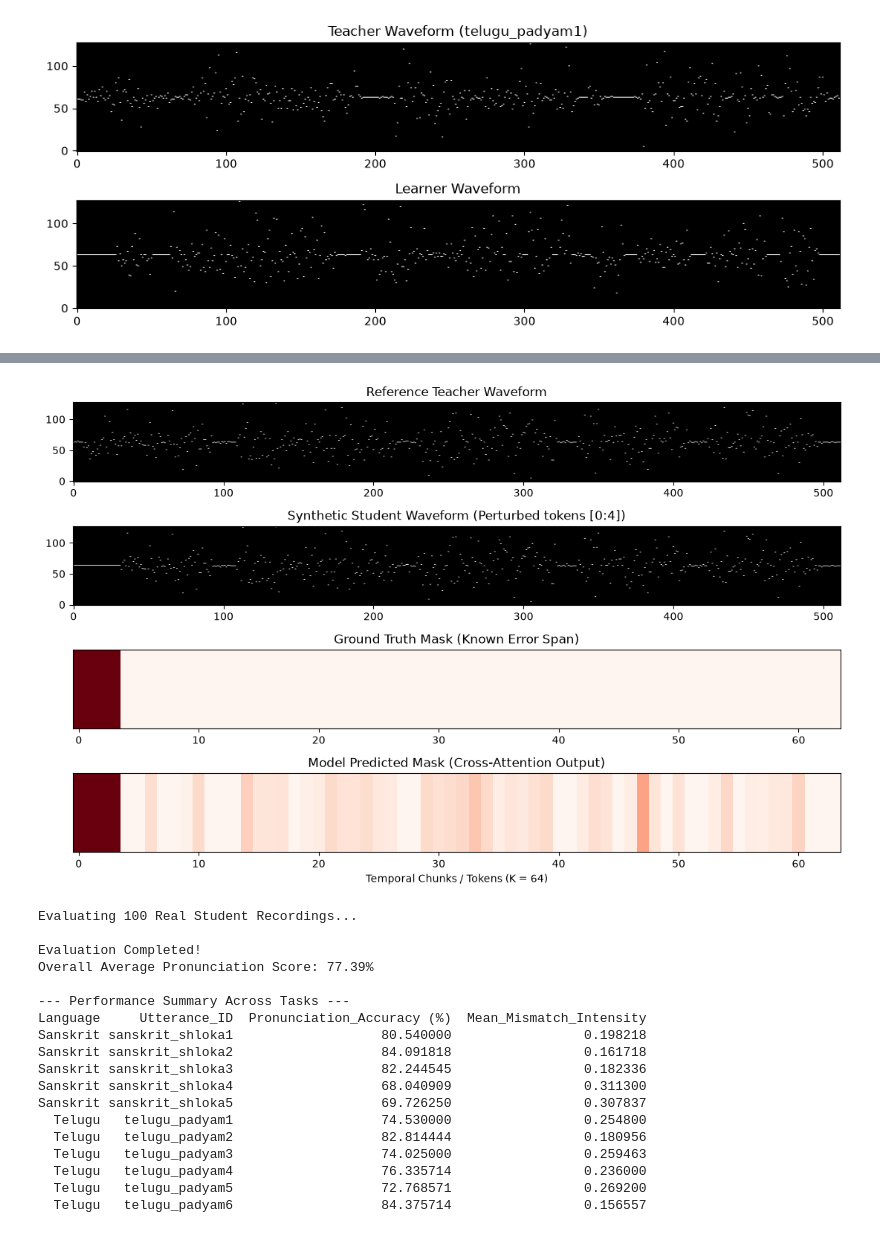
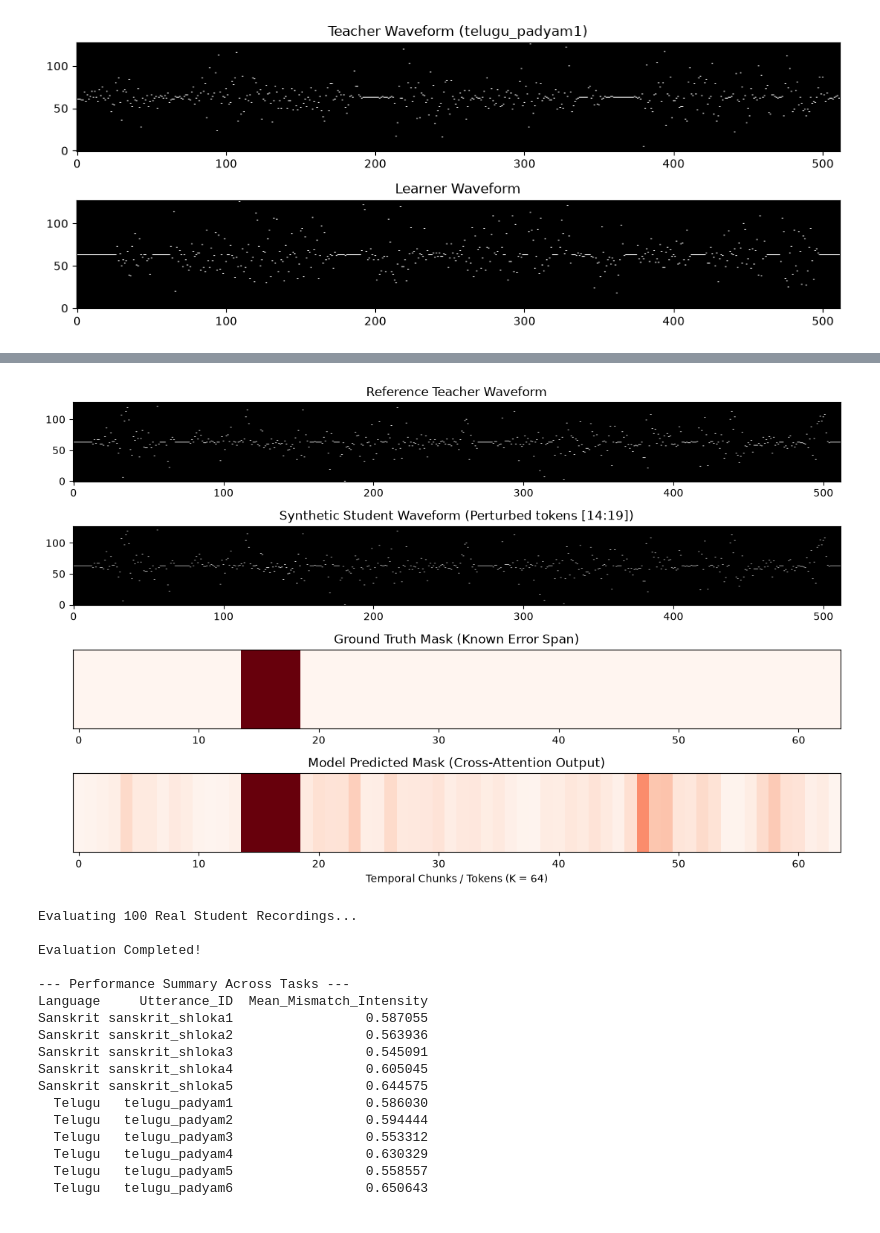
Before and after one commit to Parv0987/MTP_project, a Jupyter notebook: Project/demo.ipynb, the cells around one changed output, grey strips where cells are left out. Cells and saved outputs as stored; diff of their text form; code cells hidden in the pictures.

```diff
--- a/Project/demo.ipynb
+++ b/Project/demo.ipynb
@@ -188,7 +166,7 @@ def make_waveform_img(wav_path, W=512, H=128):
     # 3. Construct 1-channel binary 2D image
     img = np.zeros((1, H, W), dtype=np.float32)
     for x in range(W):
-        img[0, y_idx[x], x] = 1.0
+        img[0, y_idx[x], x] = 0.4
 
     return img
 
@@ -450,7 +504,7 @@ class MultilingualSyntheticDataset(Dataset):
         t_img = self.teacher_images[np.random.randint(0, len(self.teacher_images))]
 
         # Synthesize error and GT mask on-the-fly
-        synth_img, gt_mask, _ = create_synthetic_pair(t_img, K=self.K, W=self.W, H=self.H)
+        synth_img, gt_mask, _ , _= create_synthetic_pair(t_img, K=self.K, W=self.W, H=self.H)
 
         return (
             torch.tensor(t_img, dtype=torch.float32),        # [1, H, W]
@@ -529,39 +583,39 @@ model.eval()
 
 # Generate a fresh, unseen test sample
 sample_teacher = train_dataset.teacher_images[0]
-test_synth_student, test_gt_mask, (k_s, k_e) = create_synthetic_pair(sample_teacher, K=64)
+test_synth_student, test_gt_mask, (k_s, k_e) , corruption_type= create_synthetic_pair(sample_teacher, K=64)
 
 with torch.no_grad():
     t_in = torch.tensor(sample_teacher).unsqueeze(0).to(device)
     s_in = torch.tensor(test_synth_student).unsqueeze(0).to(device)
     test_pred_mask = model(t_in, s_in).cpu().squeeze(0).numpy()
 
 # Visual Comparison: Teacher, Synthetic Student, GT Mask, and Model Prediction
 plt.figure(figsize=(11, 7))
 
 plt.subplot(4, 1, 1)
 plt.imshow(sample_teacher[0], cmap="gray", origin="lower", aspect="auto")
 plt.title("Reference Teacher Waveform")
 
 plt.subplot(4, 1, 2)
 plt.imshow(test_synth_student[0], cmap="gray", origin="lower", aspect="auto")
 plt.title(f"Synthetic Student Waveform (Perturbed tokens [{k_s}:{k_e}])")
 
 plt.subplot(4, 1, 3)
 plt.imshow(test_gt_mask[np.newaxis, :], cmap="Reds", aspect="auto", vmin=0, vmax=1)
 plt.title("Ground Truth Mask (Known Error Span)")
 plt.yticks([])
 
 plt.subplot(4, 1, 4)
 plt.imshow(test_pred_mask[np.newaxis, :], cmap="Reds", aspect="auto", vmin=0, vmax=1)
 plt.title("Model Predicted Mask (Cross-Attention Output)")
 plt.xlabel("Temporal Chunks / Tokens (K = 64)")
 plt.yticks([])
 
 plt.tight_layout()
 plt.show()
 # %% [output]
-[figure, old version]
+[figure, new version]
 # %%
 import pandas as pd
 
@@ -584,45 +638,40 @@ with torch.no_grad():
         # Threshold at 0.5 to mark mismatched chunks
         error_flags = (pred_mask > 0.5).astype(int)
         error_count = int(np.sum(error_flags))
-        accuracy_score = (1.0 - (error_count / len(error_flags))) * 100.0
 
         evaluation_results.append({
             "Utterance_ID": pair["utterance_id"],
             "Language": "Sanskrit" if "sanskrit" in pair["utterance_id"] else "Telugu",
             "Learner_Audio": os.path.basename(pair["learner_audio_path"]),
             "Error_Tokens_Count": error_count,
-            "Pronunciation_Accuracy (%)": round(accuracy_score, 2),
             "Mean_Mismatch_Intensity": round(float(np.mean(pred_mask)), 4)
         })
 
 # Format results into DataFrame
 df_results = pd.DataFrame(evaluation_results)
 print("\nEvaluation Completed!")
-print(f"Overall Average Pronunciation Score: {df_results['Pronunciation_Accuracy (%)'].mean():.2f}%")
-
 # Grouped Summary by Utterance Task
-summary_table = df_results.groupby(["Language", "Utterance_ID"])[["Pronunciation_Accuracy (%)", "Mean_Mismatch_Intensity"]].mean().reset_index()
+summary_table = df_results.groupby(["Language", "Utterance_ID"])[["Mean_Mismatch_Intensity"]].mean().reset_index()
 print("\n--- Performance Summary Across Tasks ---")
 print(summary_table.to_string(index=False))
 # %% [output]
 Evaluating 100 Real Student Recordings...
 
 Evaluation Completed!
-Overall Average Pronunciation Score: 77.39%
 
 --- Performance Summary Across Tasks ---
-Language     Utterance_ID  Pronunciation_Accuracy (%)  Mean_Mismatch_Intensity
-Sanskrit sanskrit_shloka1                   80.540000                 0.198218
-Sanskrit sanskrit_shloka2                   84.091818                 0.161718
-Sanskrit sanskrit_shloka3                   82.244545                 0.182336
-Sanskrit sanskrit_shloka4                   68.040909                 0.311300
-Sanskrit sanskrit_shloka5                   69.726250                 0.307837
-  Telugu   telugu_padyam1                   74.530000                 0.254800
-  Telugu   telugu_padyam2                   82.814444                 0.180956
-  Telugu   telugu_padyam3                   74.025000                 0.259463
-  Telugu   telugu_padyam4                   76.335714                 0.236000
-  Telugu   telugu_padyam5                   72.768571                 0.269200
-  Telugu   telugu_padyam6                   84.375714                 0.156557
+Language     Utterance_ID  Mean_Mismatch_Intensity
+Sanskrit sanskrit_shloka1                 0.587055
+Sanskrit sanskrit_shloka2                 0.563936
+Sanskrit sanskrit_shloka3                 0.545091
+Sanskrit sanskrit_shloka4                 0.605045
+Sanskrit sanskrit_shloka5                 0.644575
+  Telugu   telugu_padyam1                 0.586030
+  Telugu   telugu_padyam2                 0.594444
+  Telugu   telugu_padyam3                 0.553312
+  Telugu   telugu_padyam4                 0.630329
+  Telugu   telugu_padyam5                 0.558557
+  Telugu   telugu_padyam6                 0.650643
 # %%
 # Filter for just sanskrit_shloka1 responses
 shloka1_df = df_results[df_results["Utterance_ID"] == "sanskrit_shloka1"]
```
Also changed, not shown: parts of 19 cells of this notebook.
